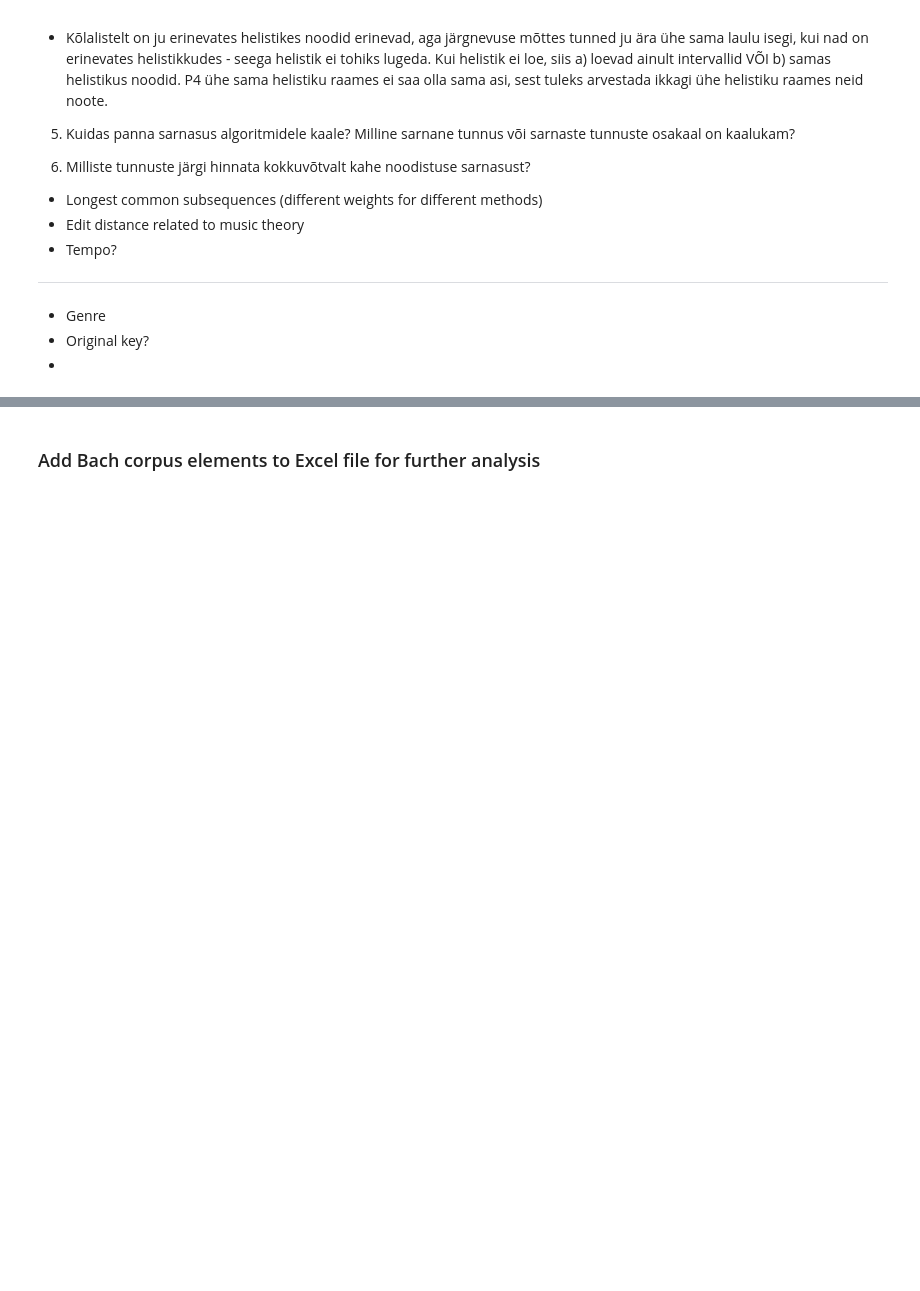
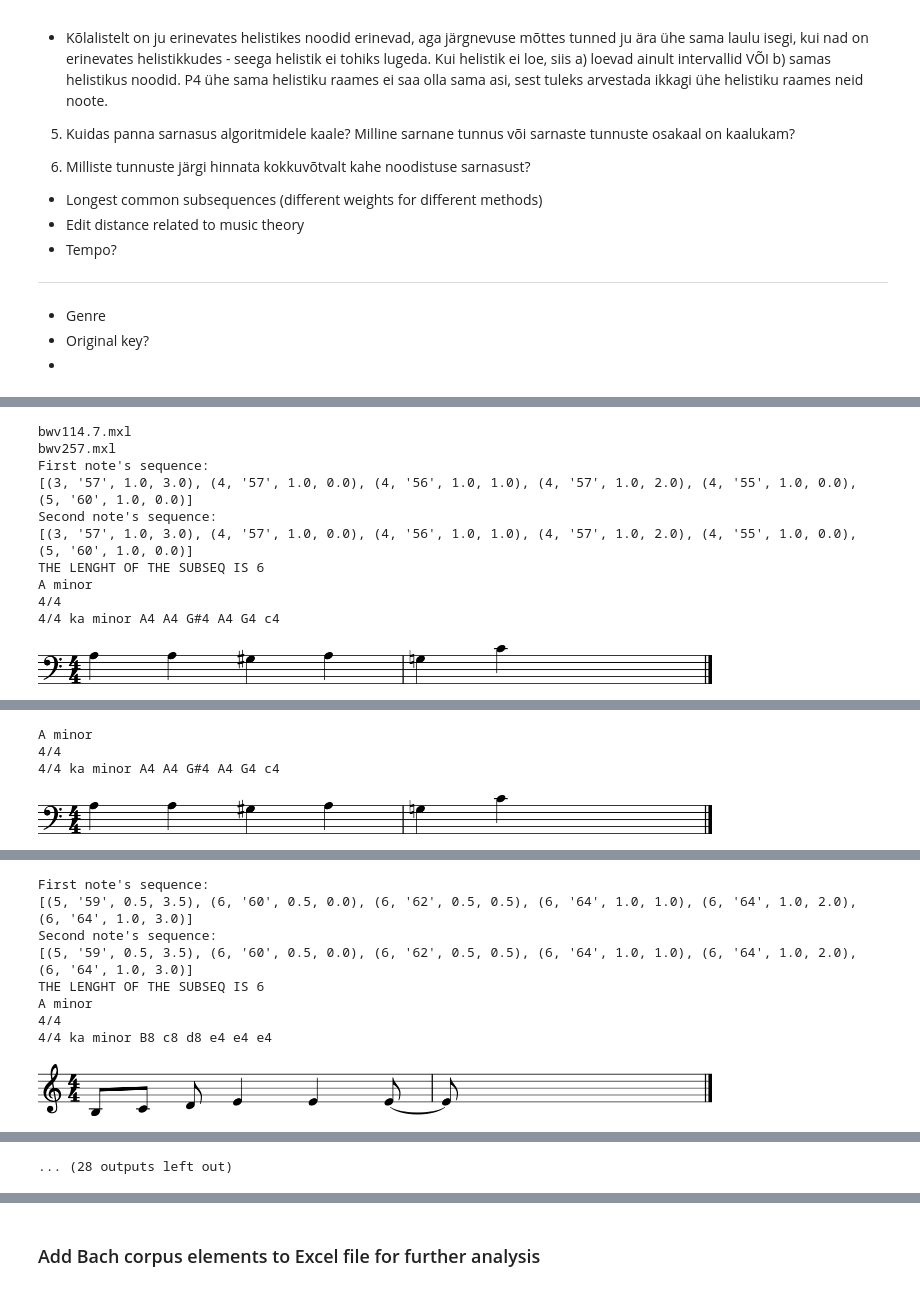
Before and after one commit to LudvigL123/digital_sheet_music_analysis, a Jupyter notebook: analyzer draft.ipynb, the cells around one changed output, grey strips where cells are left out. Drawn from its saved outputs; the diff is of its cells as text; code cells hidden in the pictures; blank space fills up the shorter version.

```diff
--- a/analyzer draft.ipynb
+++ b/analyzer draft.ipynb
@@ -1120,4 +1015,0 @@ s2.parts[1].measures(seq2[0][0],seq2[-1][0]).plot()
-# %%
-name1 = df.loc[df['note_part_id'] == first_keys[0]]
-name2 = df.loc[df['note_part_id'] == first_keys[2]]
-name1
@@ -1200,0 +1088,16 @@ s.show('midi')
+# %%
+import matplotlib.pyplot as plt
+%matplotlib inline
+
+def visualize_subs(name1, name2, part_id_1, part_id_2, seq1, seq2):
+    s1 = corpus.parse('bach/'+name1)
+    s2 = corpus.parse('bach/'+name2)
+
+    sNew1 = key_change_to_base(s1)
+    partStream1 = sNew1.parts.stream()
+    sNew2 = key_change_to_base(s2)
+    partStream2 = sNew2.parts.stream()
+
+    print("THE LENGHT OF THE SUBSEQ IS " + str(len(seq2)))
+
+    return(sNew1.parts[int(part_id_1)-1].measures(seq1[0][0],seq1[-1][0]).plot().run(), sNew2.parts[int(part_id_2)-1].measures(seq2[0][0],seq2[-1][0]).plot().run())
@@ -1200,0 +1139,16 @@ s.show('midi')
+# %%
+def find_subsequence(col, target_col):
+
+    length = max(df_whole_small[col].value_counts().keys())
+    df_whole_small[df_whole_small[col]==length]
+    sequences = df_whole_small[df_whole_small[col]==length]['Notes'].values
+    first_key = list(df_whole_small[df_whole_small[col]==length]['Notes'].values)
+    vals = list(df_whole_small[df_whole_small[col]==length][target_col].values)
+    for i in range(len(first_key)):
+        print(first_key[i])
+        val = list(df_whole_small[df_whole_small[col]==length][target_col].values)[i]
+        print(val)
+    return(first_key, vals)
+# %%
+subs = find_subsequence('l2', 'LCS2')
+#subs
@@ -1200,0 +1162,14 @@ s.show('midi')
+# %%
+find_seq_in_notes(subs)
+# %% [output]
+bwv114.7.mxl
+bwv257.mxl
+First note's sequence:
+[(3, '57', 1.0, 3.0), (4, '57', 1.0, 0.0), (4, '56', 1.0, 1.0), (4, '57', 1.0, 2.0), (4, '55', 1.0, 0.0), (5, '60', 1.0, 0.0)]
+Second note's sequence:
+[(3, '57', 1.0, 3.0), (4, '57', 1.0, 0.0), (4, '56', 1.0, 1.0), (4, '57', 1.0, 2.0), (4, '55', 1.0, 0.0), (5, '60', 1.0, 0.0)]
+THE LENGHT OF THE SUBSEQ IS 6
+A minor
+4/4
+4/4 ka minor A4 A4 G#4 A4 G4 c4
+[figure, added]
@@ -1200,0 +1178,4 @@ s.show('midi')
+A minor
+4/4
+4/4 ka minor A4 A4 G#4 A4 G4 c4
+[figure, added]
@@ -1200,0 +1184,9 @@ s.show('midi')
+First note's sequence:
+[(5, '59', 0.5, 3.5), (6, '60', 0.5, 0.0), (6, '62', 0.5, 0.5), (6, '64', 1.0, 1.0), (6, '64', 1.0, 2.0), (6, '64', 1.0, 3.0)]
+Second note's sequence:
+[(5, '59', 0.5, 3.5), (6, '60', 0.5, 0.0), (6, '62', 0.5, 0.5), (6, '64', 1.0, 1.0), (6, '64', 1.0, 2.0), (6, '64', 1.0, 3.0)]
+THE LENGHT OF THE SUBSEQ IS 6
+A minor
+4/4
+4/4 ka minor B8 c8 d8 e4 e4 e4
+[figure, added]
@@ -1200,0 +1195 @@ s.show('midi')
+... (28 outputs left out)
```
Also changed, not shown: parts of 33 cells of this notebook.
